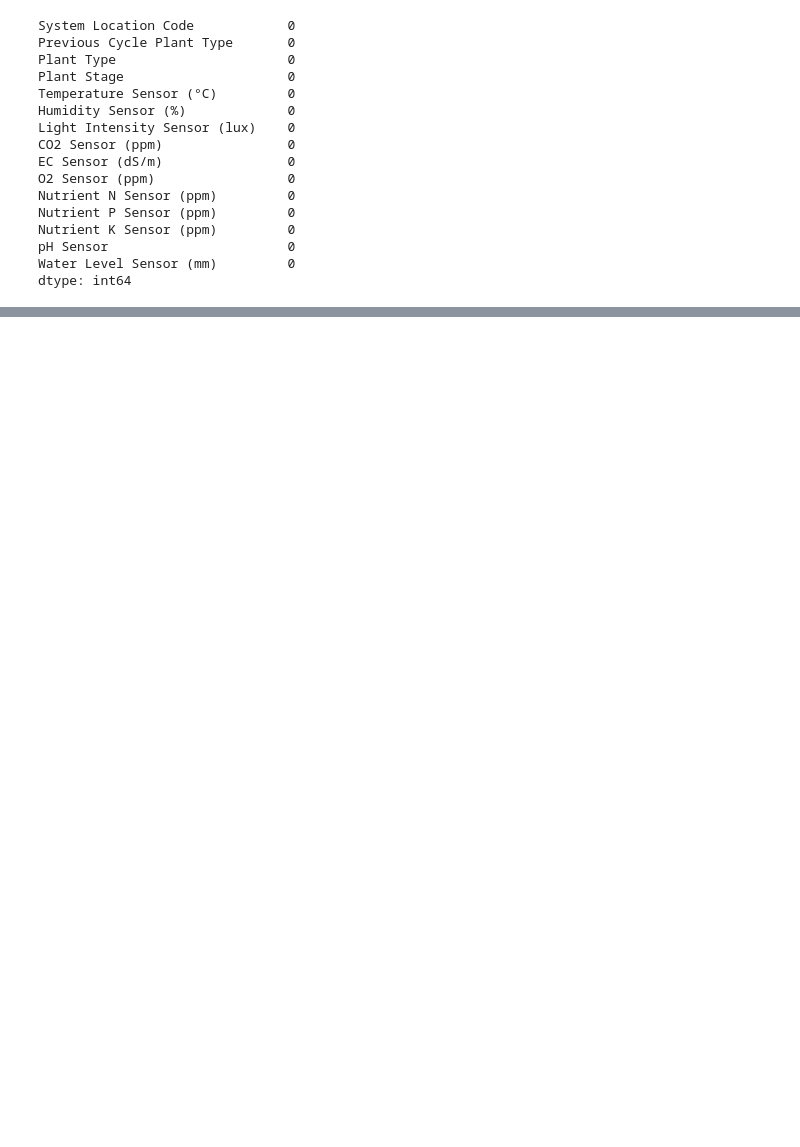
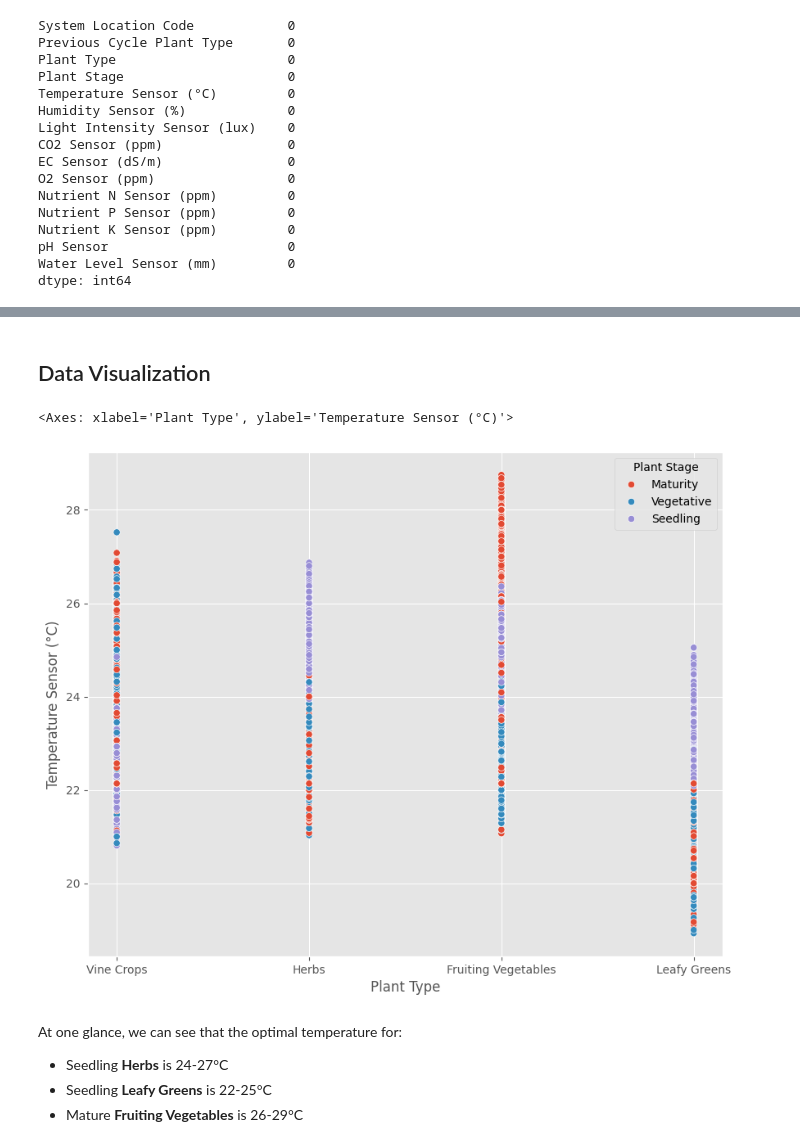
Before and after one commit to jasminetpm/ai-project-predicting-optimal-plant-growth-conditions, a Jupyter notebook: eda.ipynb, the cells around one changed output, grey strips where cells are left out. Cells and saved outputs as stored; diff of their text form; code cells hidden in the pictures; blank space fills up the shorter version.

```diff
--- a/eda.ipynb
+++ b/eda.ipynb
@@ -242,0 +347,16 @@ df.describe()
+# %% [markdown]
+## Data Visualization
+# %%
+plt.figure(figsize=(10, 8))
+sns.scatterplot(x='Plant Type',
+                y='Temperature Sensor (°C)',
+                hue='Plant Stage',
+                data=df)
+# %% [output]
+<Axes: xlabel='Plant Type', ylabel='Temperature Sensor (°C)'>
+[figure, added]
+# %% [markdown]
+At one glance, we can see that the optimal temperature for:
+- Seedling **Herbs** is 24-27°C
+- Seedling **Leafy Greens** is 22-25°C
+- Mature **Fruiting Vegetables** is 26-29°C
```
Also changed, not shown: parts of 24 cells of this notebook.
